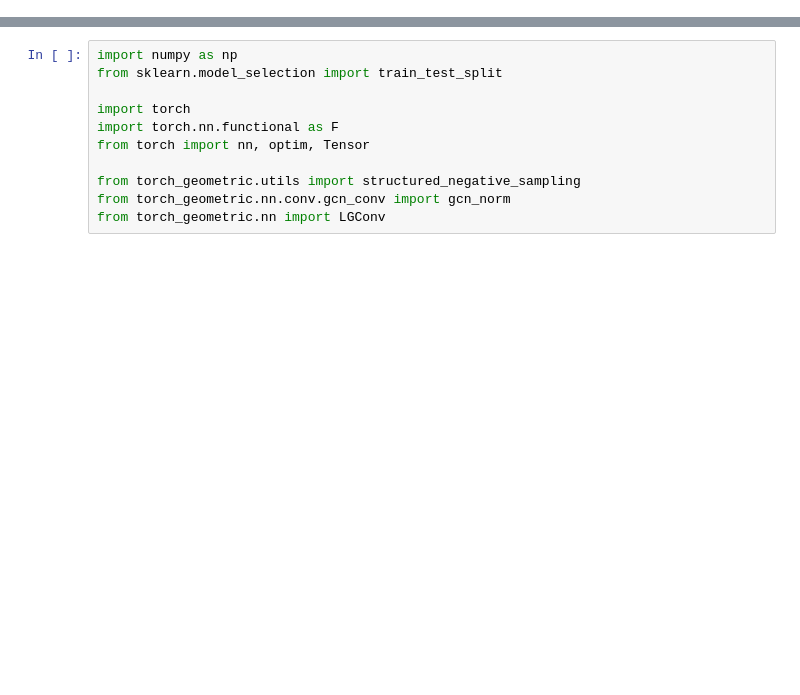
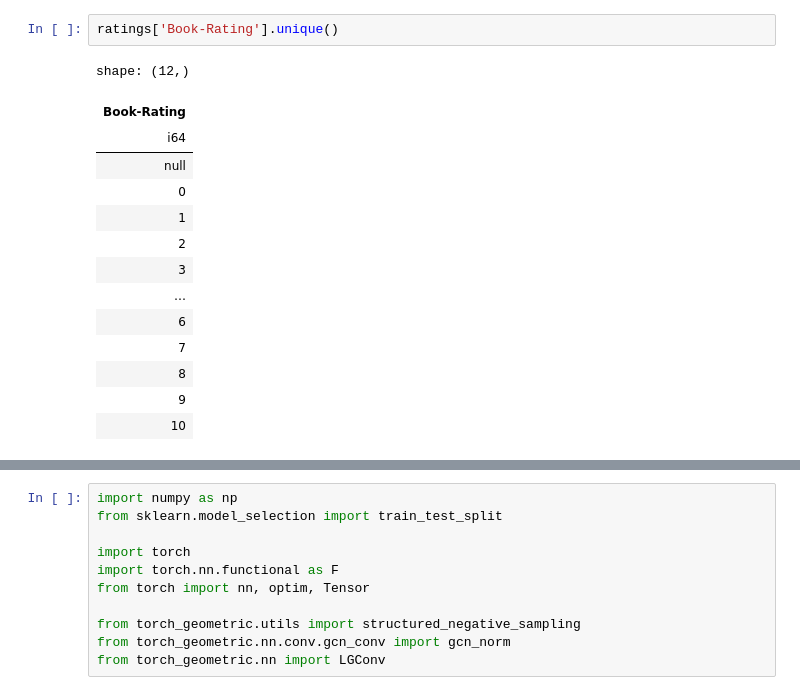
Before and after one commit to YuriPaglierani/Movie-Recommender-System-with-GNNs, a Jupyter notebook: notebook.ipynb, the cells around one changed output, grey strips where cells are left out. Saved outputs shown, nothing was run; the diff lists cells and outputs as text; blank space fills up the shorter version.

```diff
--- a/notebook.ipynb
+++ b/notebook.ipynb
@@ -87,3 +85,20 @@ print(ratings.head())
+# %%
+ratings['Book-Rating'].unique()
+# %% [output]
+shape: (12,)
+| Book-Rating |
+| i64 |
+| null |
+| 0 |
+| 1 |
+| 2 |
+| 3 |
+| … |
+| 6 |
+| 7 |
+| 8 |
+| 9 |
+| 10 |
 # %%
 import matplotlib.pyplot as plt
 import seaborn as sns
```
Also changed, not shown: parts of 15 cells of this notebook.
